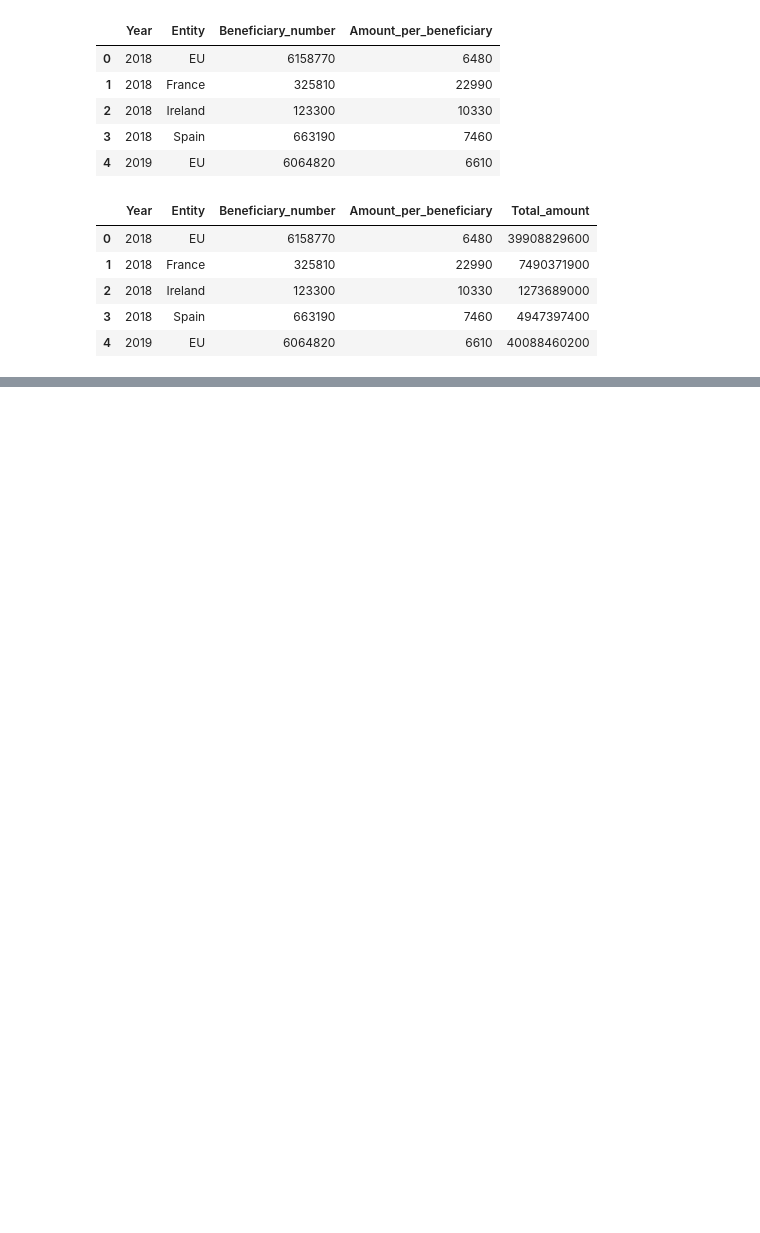
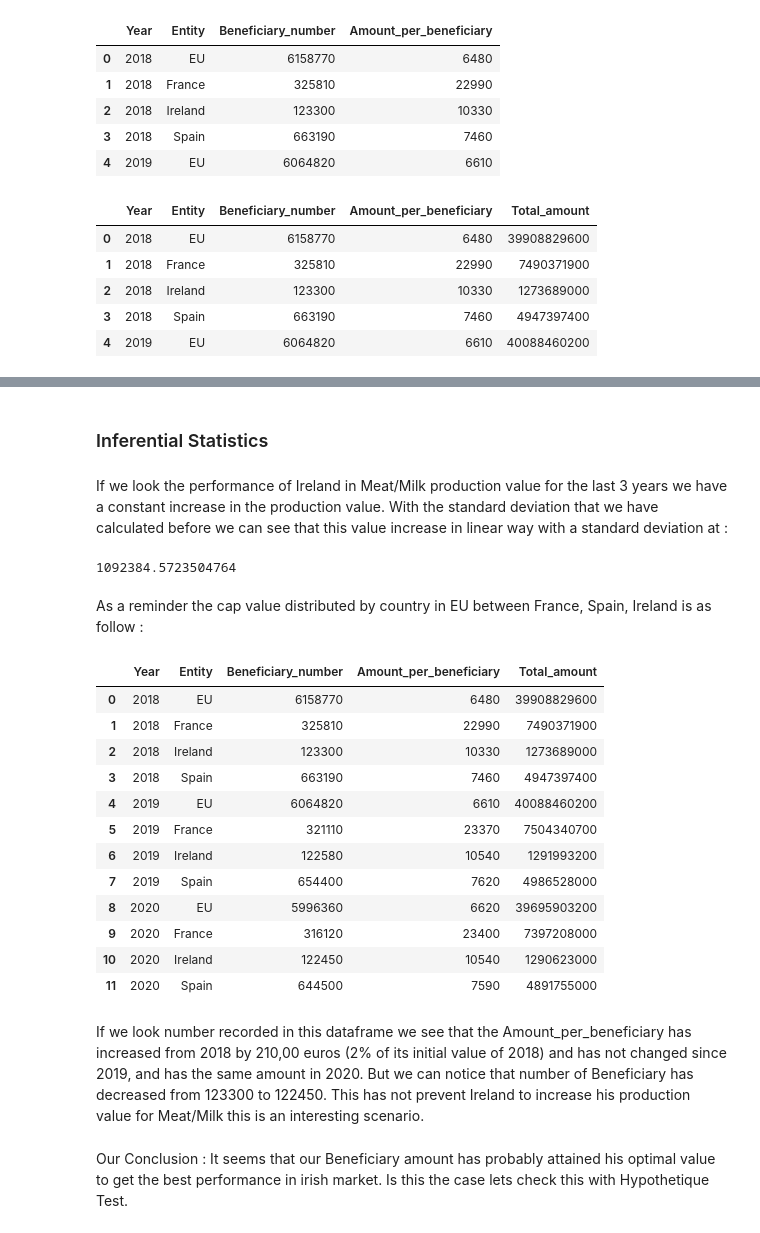
Before and after one commit to sba22303/CA2, a Jupyter notebook: CA2.ipynb, the cells around one changed output, grey strips where cells are left out. Cells and saved outputs as stored; diff of their text form; code cells hidden in the pictures; blank space fills up the shorter version.

Commit message:
Inferential_stats
Inferntial stats

```diff
--- a/CA2.ipynb
+++ b/CA2.ipynb
@@ -474,0 +552,34 @@ Our Conclusion : We have now our cap_df dataframe that contains values for the l
+# %% [markdown]
+### Inferential Statistics
+# %% [markdown]
+If we look the performance of Ireland in Meat/Milk production value for the last 3 years we have a constant increase in the production value. With the standard deviation that we have calculated before we can see that this value increase in linear way with a standard deviation at :
+# %%
+# For the last 3 years
+ir_mm_deviation
+# %% [output]
+1092384.5723504764
+# %% [markdown]
+As a reminder the cap value distributed by country in EU between France, Spain, Ireland is as follow :
+# %%
+#Quick Overview
+cap_df.head(16)
+# %% [output]
+|  | Year | Entity | Beneficiary_number | Amount_per_beneficiary | Total_amount |
+| 0 | 2018 | EU | 6158770 | 6480 | 39908829600 |
+| 1 | 2018 | France | 325810 | 22990 | 7490371900 |
+| 2 | 2018 | Ireland | 123300 | 10330 | 1273689000 |
+| 3 | 2018 | Spain | 663190 | 7460 | 4947397400 |
+| 4 | 2019 | EU | 6064820 | 6610 | 40088460200 |
+| 5 | 2019 | France | 321110 | 23370 | 7504340700 |
+| 6 | 2019 | Ireland | 122580 | 10540 | 1291993200 |
+| 7 | 2019 | Spain | 654400 | 7620 | 4986528000 |
+| 8 | 2020 | EU | 5996360 | 6620 | 39695903200 |
+| 9 | 2020 | France | 316120 | 23400 | 7397208000 |
+| 10 | 2020 | Ireland | 122450 | 10540 | 1290623000 |
+| 11 | 2020 | Spain | 644500 | 7590 | 4891755000 |
+# %% [markdown]
+If we look number recorded in this dataframe we see that the Amount_per_beneficiary has increased from 2018 by 210,00 euros
+(2% of its initial value of 2018) and has not changed since 2019, and has the same amount in 2020. But we can notice that number of Beneficiary has decreased from 123300 to 122450.
+This has not prevent Ireland to increase his production value for Meat/Milk this is an interesting scenario.
+# %% [markdown]
+Our Conclusion : It seems that our Beneficiary amount has probably attained his optimal value to get the best performance in irish market.  Is this the case lets check this with Hypothetique Test.
```
Also changed, not shown: parts of 37 cells of this notebook.
